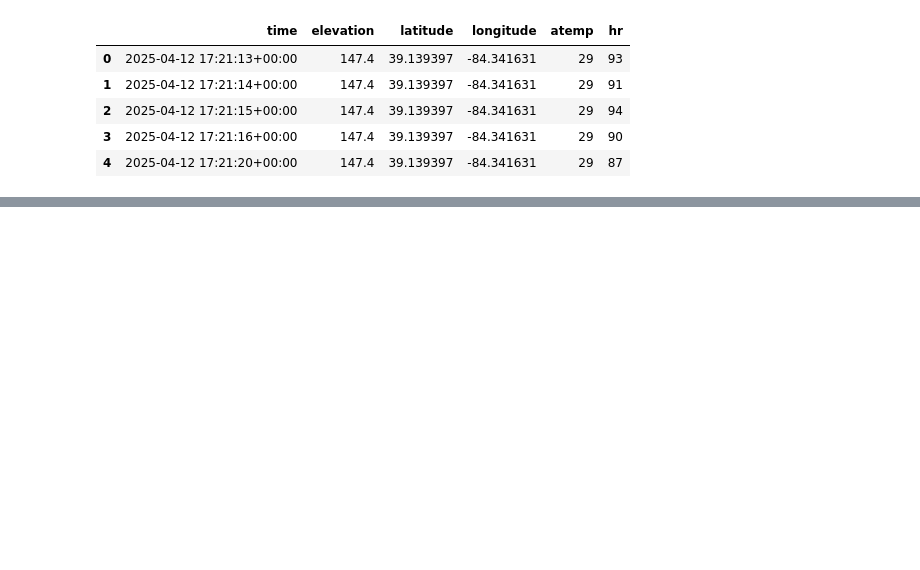
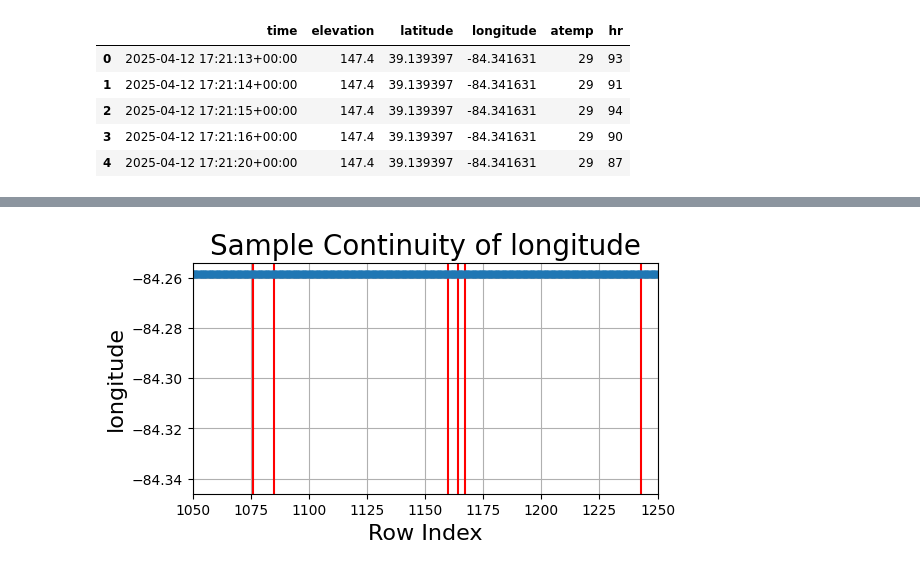
Before and after one commit to ericbauer55/bike-fitness-tracking, a Jupyter notebook: notebooks/0_EDA/1a_basic_features.ipynb, the cells around one changed output, grey strips where cells are left out. Cells and saved outputs as stored; diff of their text form; code cells hidden in the pictures; blank space fills up the shorter version.

```diff
--- a/notebooks/0_EDA/1a_basic_features.ipynb
+++ b/notebooks/0_EDA/1a_basic_features.ipynb
@@ -53,0 +205,4 @@ df_apr.head(5)
+# %%
+plot_state_by_index(df_apr, 'longitude', row_bounds=[1050,1250], figsize=(6,3))
+# %% [output]
+[figure, added]
```
Also changed, not shown: parts of 19 cells of this notebook.
